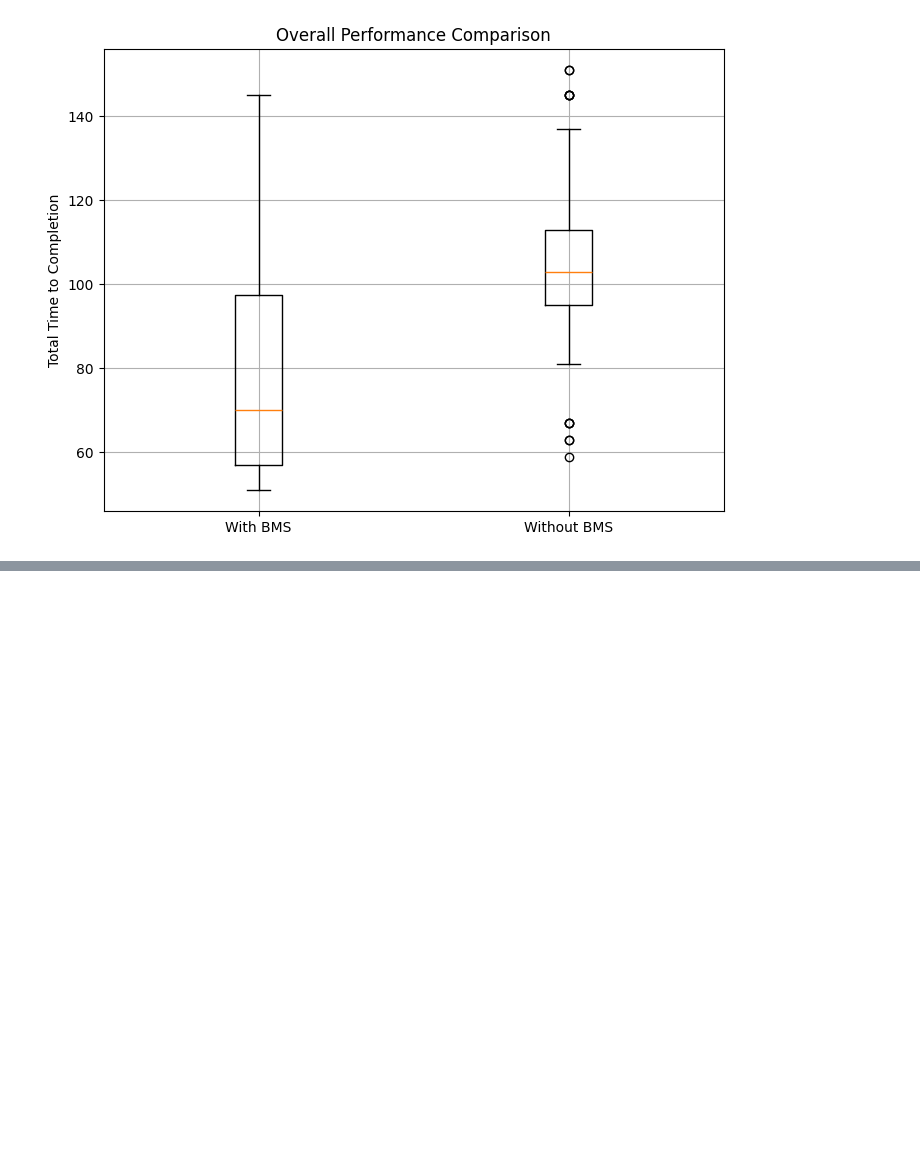
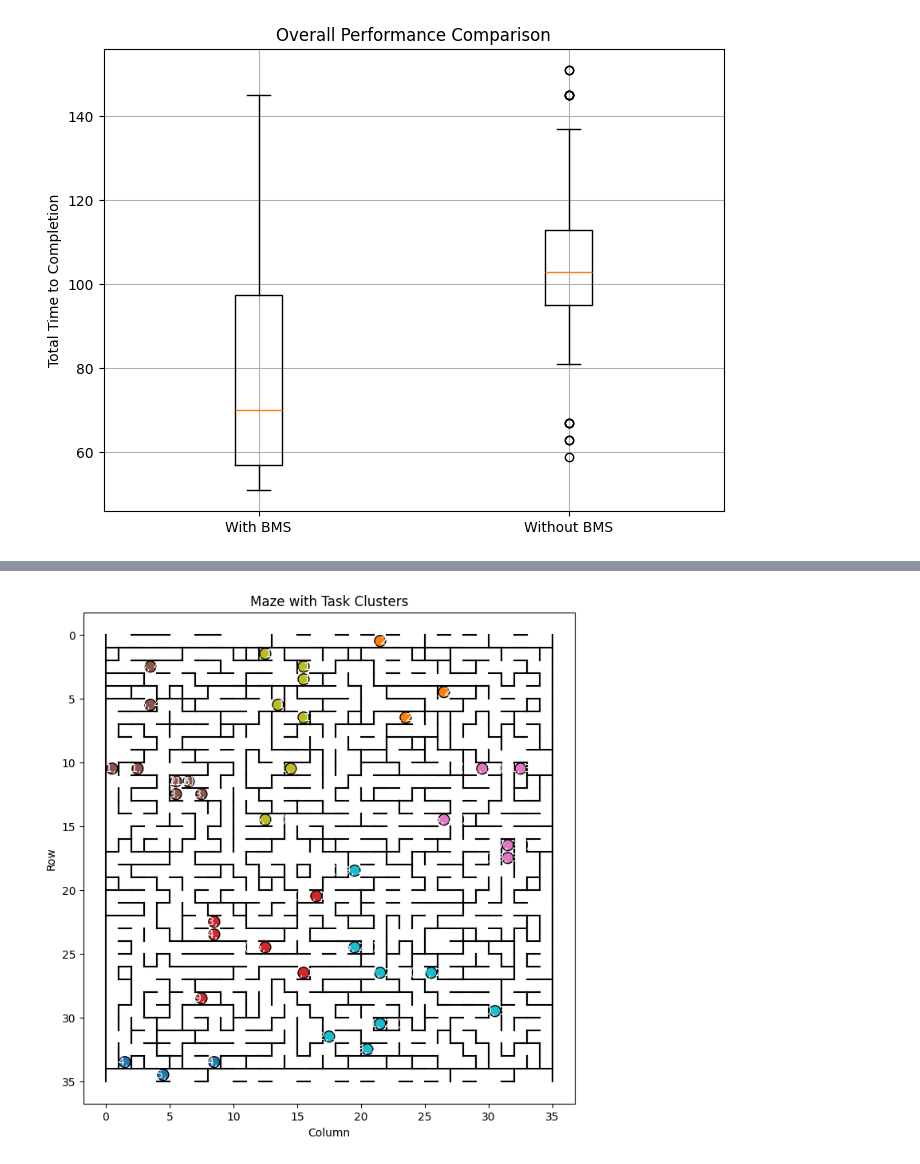
Before and after one commit to smoke275/DroneSim, a Jupyter notebook: results.ipynb, the cells around one changed output, grey strips where cells are left out. Cells and saved outputs as stored; diff of their text form; code cells hidden in the pictures; blank space fills up the shorter version.

```diff
--- a/results.ipynb
+++ b/results.ipynb
@@ -73,0 +149,69 @@ plt.show()
+# %%
+import pandas as pd
+import matplotlib.pyplot as plt
+from sklearn.cluster import KMeans
+import ast
+
+def draw_maze_and_tasks(maze_csv, num_tasks, num_patrols):
+    # Read the CSV file
+    df = pd.read_csv(maze_csv)
+
+    # Parse the cell string into a tuple and extract row, col
+    df['  cell  '] = df['  cell  '].apply(lambda x: ast.literal_eval(x))
+    df['row'] = df['  cell  '].apply(lambda t: t[0])
+    df['col'] = df['  cell  '].apply(lambda t: t[1])
+
+    # Create a plot for the maze
+    fig, ax = plt.subplots(figsize=(8, 8))
+
+    # For each cell, draw walls where flagged (assume each cell spans from (col-1, row-1) to (col, row))
+    for _, cell in df.iterrows():
+        r, c = cell['row'], cell['col']
+        # South wall: from (c-1, r-1) to (c, r-1)
+        if cell['S'] == 0:
+            ax.plot([c-1, c], [r-1, r-1], color='black')
+        # North wall: from (c-1, r) to (c, r)
+        if cell['N'] == 0:
+            ax.plot([c-1, c], [r, r], color='black')
+        # West wall: from (c-1, r-1) to (c-1, r)
+        if cell['W'] == 0:
+            ax.plot([c-1, c-1], [r-1, r], color='black')
+        # East wall: from (c, r-1) to (c, r)
+        if cell['E'] == 0:
+            ax.plot([c, c], [r-1, r], color='black')
+
+    # Set aspect ratio so cells appear square
+    ax.set_aspect('equal')
+
+    # Sample a set of tasks from the maze cells and extract (row, col)
+    tasks_df = df[['row', 'col']].sample(n=num_tasks, random_state=47)
+    task_list = [ (int(t[0]), int(t[1])) for t in tasks_df.values.tolist() ]
+
+    # Cluster the tasks with KMeans
+    kmeans = KMeans(n_clusters=num_patrols, random_state=47).fit(task_list)
+    labels = kmeans.labels_
+
+    # Plot the tasks on top of the maze.
+    # We'll mark the center of each cell at (col - 0.5, row - 0.5)
+    xs = [t[1] - 0.5 for t in task_list]  # x comes from col
+    ys = [t[0] - 0.5 for t in task_list]  # y comes from row
+
+    scatter = ax.scatter(xs, ys, c=labels, cmap='tab10', s=100, edgecolors='k')
+
+    # Optionally, annotate each task with its cell coordinates.
+    for i, (x, y) in enumerate(zip(xs, ys)):
+        ax.text(x, y, str(task_list[i]), color='white', ha='center', va='center')
+
+    plt.title("Maze with Task Clusters")
+    plt.xlabel("Column")
+    plt.ylabel("Row")
+
+    # Optionally, invert y-axis if you want (e.g. so that (1,1) appears in the top-left)
+    plt.gca().invert_yaxis()
+    plt.show()
+
+# Example usage:
+# Assume your maze CSV is named 'maze.csv'
+draw_maze_and_tasks("data/maze.csv", num_tasks=40, num_patrols=7)
+# %% [output]
+[figure, added]
```
Also changed, not shown: parts of 19 cells of this notebook, 19 other files.
